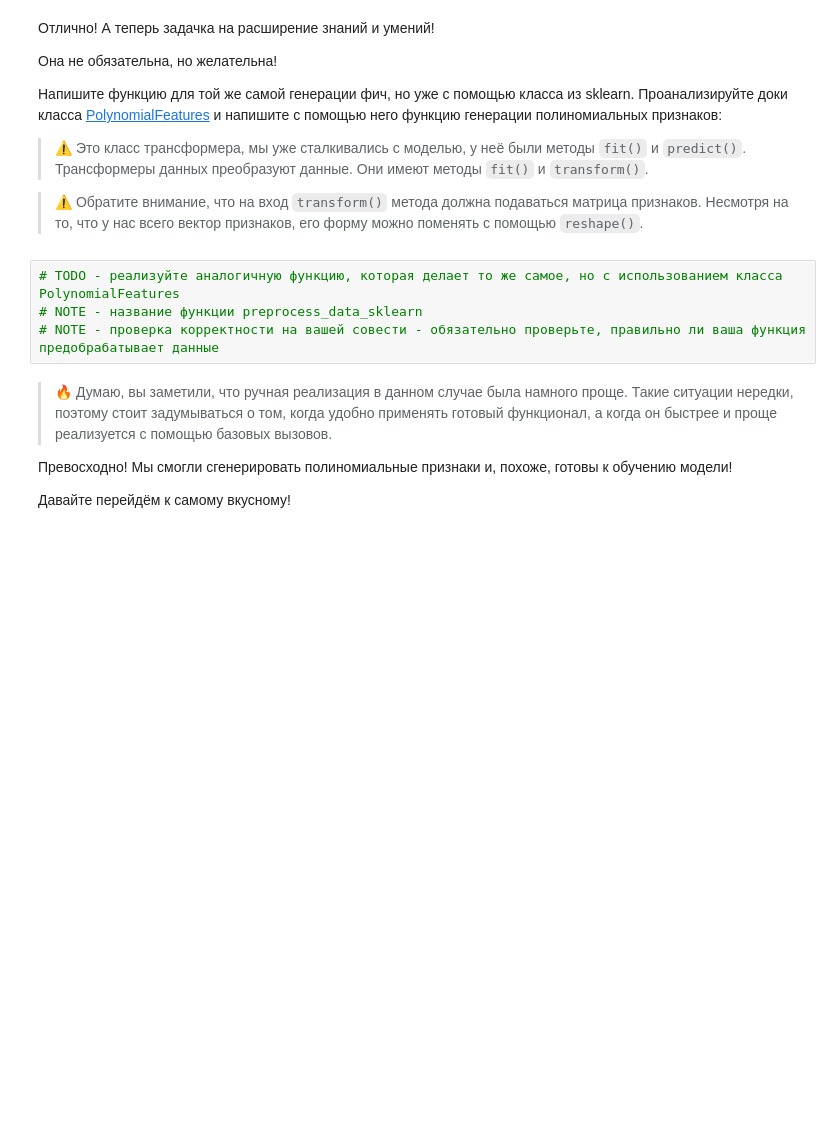
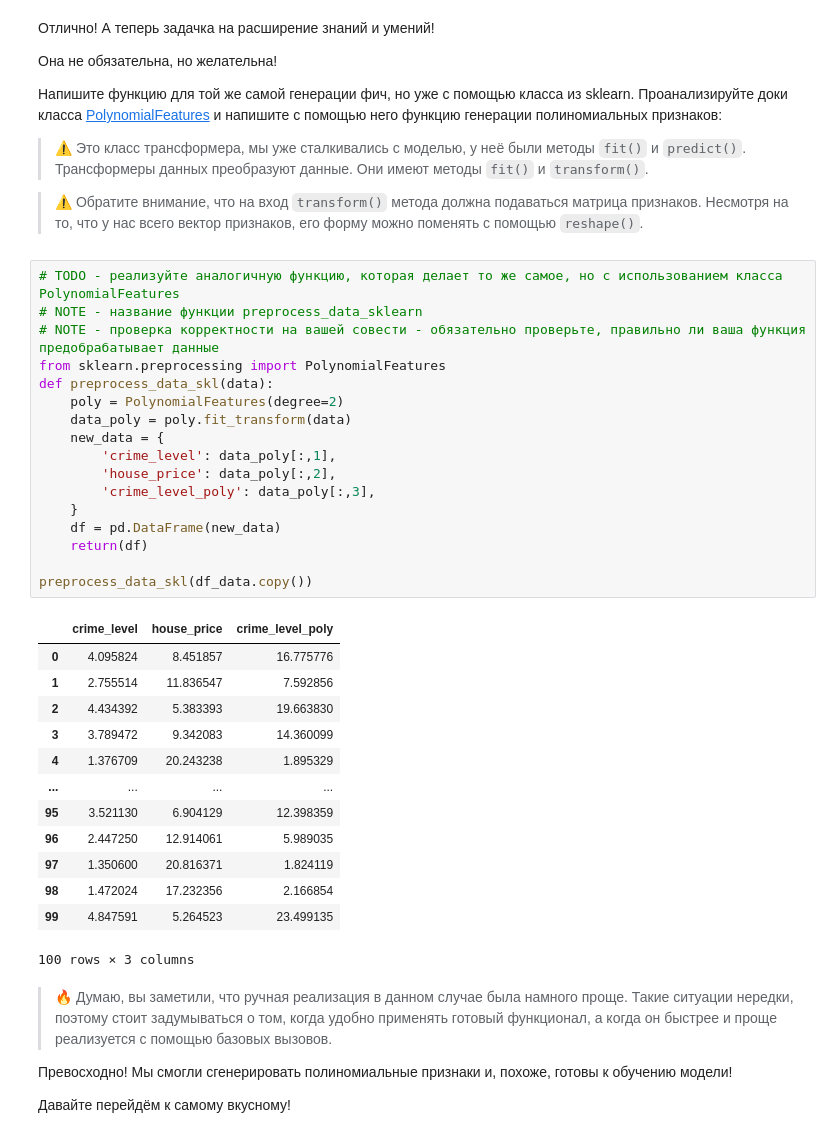
Before and after one commit to Avram-Machine/ML, a Jupyter notebook: notebooks/11_Regression.ipynb, the cells around one changed output. Cells and saved outputs as stored; diff of their text form; blank space fills up the shorter version.

```diff
--- a/notebooks/11_Regression.ipynb
+++ b/notebooks/11_Regression.ipynb
@@ -150,7 +150,34 @@ Well done!
 # %%
 # TODO - реализуйте аналогичную функцию, которая делает то же самое, но с использованием класса PolynomialFeatures
 # NOTE - название функции preprocess_data_sklearn
 # NOTE - проверка корректности на вашей совести - обязательно проверьте, правильно ли ваша функция предобрабатывает данные
+from sklearn.preprocessing import PolynomialFeatures
+def preprocess_data_skl(data):
+    poly = PolynomialFeatures(degree=2)
+    data_poly = poly.fit_transform(data)
+    new_data = {
+        'crime_level': data_poly[:,1],
+        'house_price': data_poly[:,2],
+        'crime_level_poly': data_poly[:,3],
+    }
+    df = pd.DataFrame(new_data)
+    return(df)
+
+preprocess_data_skl(df_data.copy())
+# %% [output]
+|  | crime_level | house_price | crime_level_poly |
+| 0 | 4.095824 | 8.451857 | 16.775776 |
+| 1 | 2.755514 | 11.836547 | 7.592856 |
+| 2 | 4.434392 | 5.383393 | 19.663830 |
+| 3 | 3.789472 | 9.342083 | 14.360099 |
+| 4 | 1.376709 | 20.243238 | 1.895329 |
+| ... | ... | ... | ... |
+| 95 | 3.521130 | 6.904129 | 12.398359 |
+| 96 | 2.447250 | 12.914061 | 5.989035 |
+| 97 | 1.350600 | 20.816371 | 1.824119 |
+| 98 | 1.472024 | 17.232356 | 2.166854 |
+| 99 | 4.847591 | 5.264523 | 23.499135 |
+100 rows × 3 columns
 # %% [markdown]
 > 🔥 Думаю, вы заметили, что ручная реализация в данном случае была намного проще. Такие ситуации нередки, поэтому стоит задумываться о том, когда удобно применять готовый функционал, а когда он быстрее и проще реализуется с помощью базовых вызовов.
 
```
Also changed, not shown: parts of 4 cells of this notebook.
